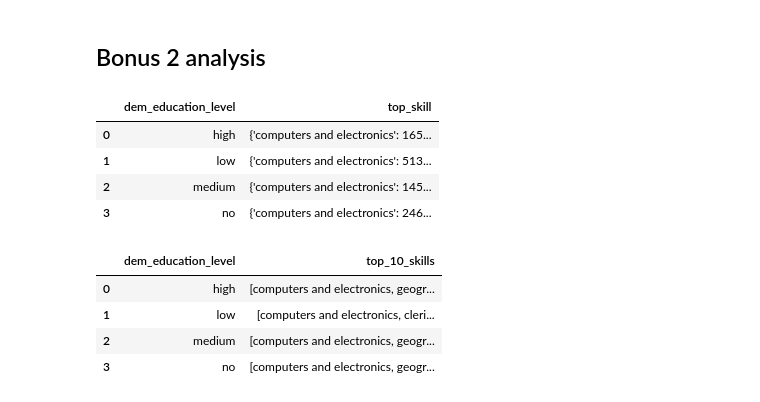
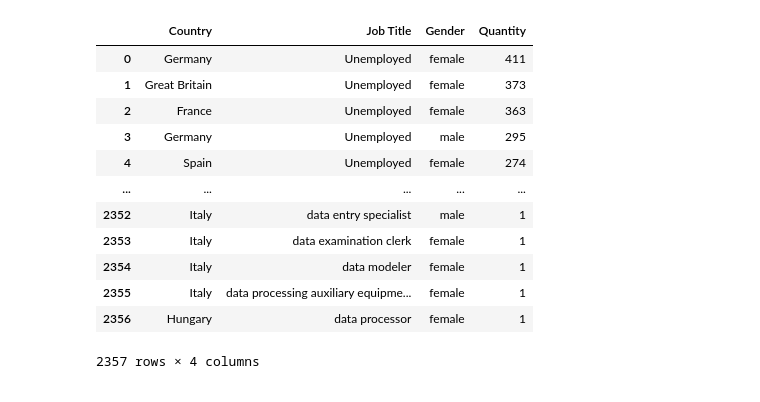
Before and after one commit to markaww/workforce_research, a Jupyter notebook: notebooks/proyect1_test.ipynb, the cells around one changed output. Drawn from its saved outputs; the diff is of its cells as text; code cells hidden in the pictures.

```diff
--- a/notebooks/proyect1_test.ipynb
+++ b/notebooks/proyect1_test.ipynb
@@ -266,34 +205,36 @@ bonus_2
-# %% [markdown]
-## Bonus 2 analysis
-# %%
-from collections import Counter
-
-def counter(x):
-    return dict(Counter(x))
-
-bonus_2_grouped['top_skill'] = bonus_2_grouped['top_skill'].apply(counter)
-
-bonus_2_grouped
-# %% [output]
-|  | dem_education_level | top_skill |
-| 0 | high | {'computers and electronics': 165... |
-| 1 | low | {'computers and electronics': 513... |
-| 2 | medium | {'computers and electronics': 145... |
-| 3 | no | {'computers and electronics': 246... |
-# %%
-def get_tops(x):
-    tops = sorted(x, key=x.get, reverse=True)[:10]
-    return tops
-
-bonus_2_grouped['top_10_skills'] = bonus_2_grouped['top_skill'].apply(get_tops)
-
-columns = ['dem_education_level', 'top_10_skills']
-final = bonus_2_grouped[columns]
-
-final
-# %% [output]
-|  | dem_education_level | top_10_skills |
-| 0 | high | [computers and electronics, geogr... |
-| 1 | low | [computers and electronics, cleri... |
-| 2 | medium | [computers and electronics, geogr... |
-| 3 | no | [computers and electronics, geogr... |
+# %%
+
+
+
+    # Remove unwanted columns
+
+columns = ['country_code', 'normalized_job_title', 'gender']
+final_raw = aquired_result[columns]
+
+    # Rename headers
+
+col_dict = {'uuid_x': 'ID number',
+                'country_code': 'Country',
+                'gender': 'Gender',
+                'normalized_job_title': 'Job Title'}
+final = final_raw.rename(columns=col_dict, inplace=False)
+
+    # Group by country, job and gender, and add a column with respective count
+
+final_grouped = final.value_counts(['Country', 'Job Title', 'Gender']).reset_index(name='Quantity')
+# %%
+final_grouped
+# %% [output]
+|  | Country | Job Title | Gender | Quantity |
+| 0 | Germany | Unemployed | female | 411 |
+| 1 | Great Britain | Unemployed | female | 373 |
+| 2 | France | Unemployed | female | 363 |
+| 3 | Germany | Unemployed | male | 295 |
+| 4 | Spain | Unemployed | female | 274 |
+| ... | ... | ... | ... | ... |
+| 2352 | Italy | data entry specialist | male | 1 |
+| 2353 | Italy | data examination clerk | female | 1 |
+| 2354 | Italy | data modeler | female | 1 |
+| 2355 | Italy | data processing auxiliary equipme... | female | 1 |
+| 2356 | Hungary | data processor | female | 1 |
+2357 rows × 4 columns
```
Also changed, not shown: parts of 14 cells of this notebook, 9 other files.
